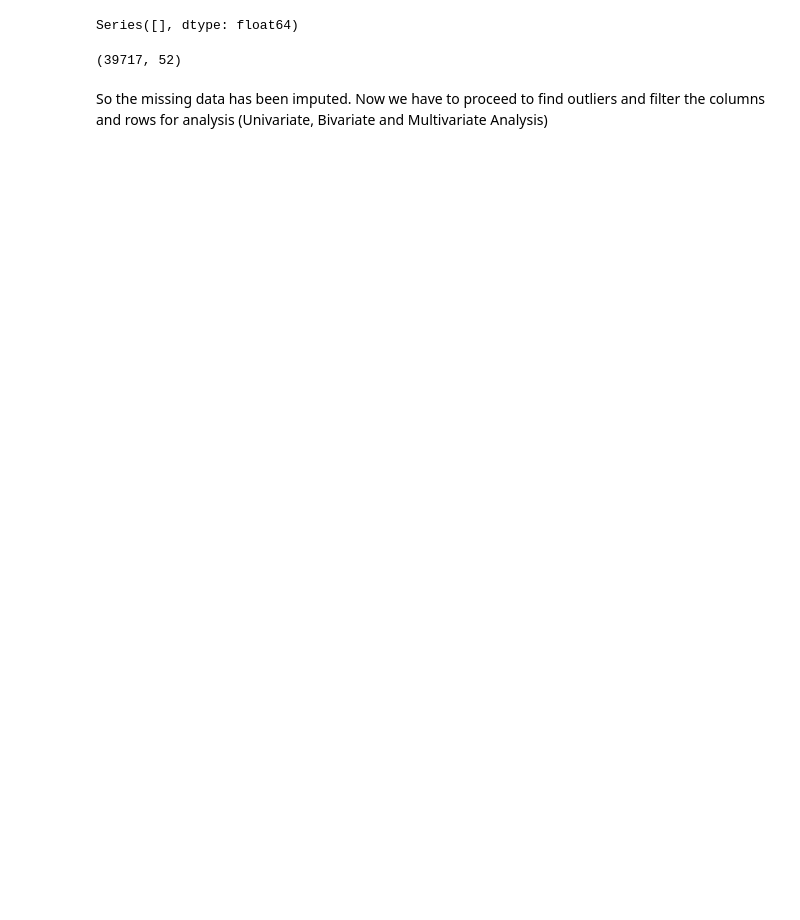
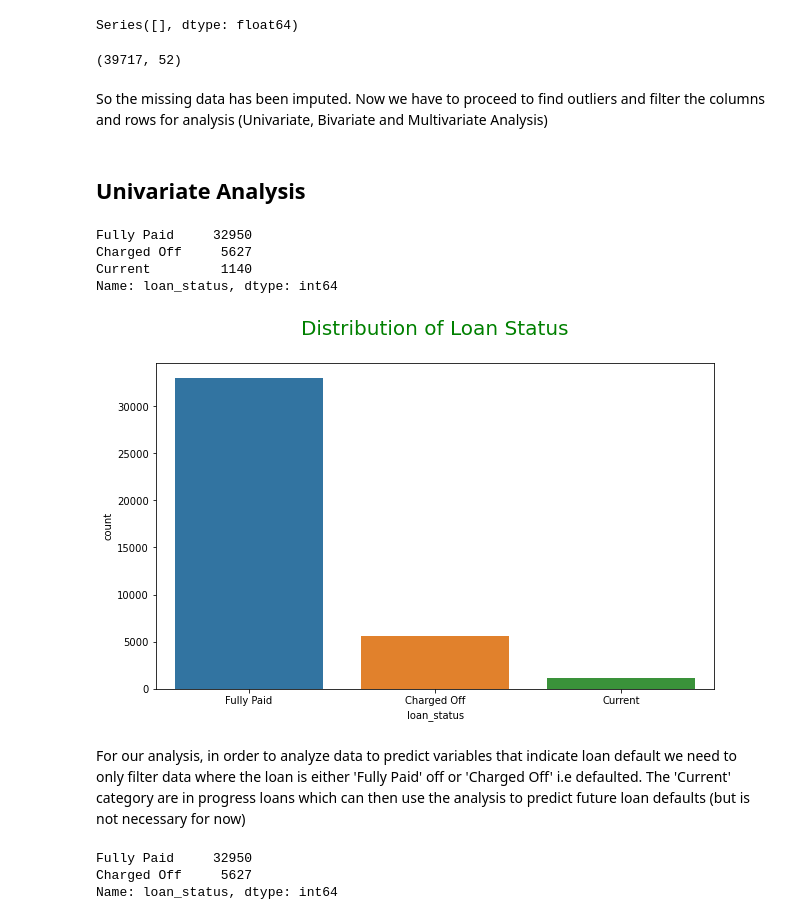
Before and after one commit to abym-droid/upgrad-lending-club-case-study, a Jupyter notebook: Abhishek_Mukherjee.ipynb, the cells around one changed output. Saved outputs shown, nothing was run; the diff lists cells and outputs as text; code cells hidden in the pictures; blank space fills up the shorter version.

Commit message:
Added more data analysis, univariate analysis and some initial visualizations

```diff
--- a/Abhishek_Mukherjee.ipynb
+++ b/Abhishek_Mukherjee.ipynb
@@ -332,3 +337,22 @@ loan_df_clean.shape
 (39717, 52)
 # %% [markdown]
 So the missing data has been imputed. Now we have to proceed to find outliers and filter the columns and rows for analysis (Univariate, Bivariate and Multivariate Analysis)
+# %% [markdown]
+## Univariate Analysis
+# %%
+#Lets look at loan_status column
+loan_df_clean['loan_status'].value_counts()
+# %% [output]
+Fully Paid     32950
+Charged Off     5627
+Current         1140
+Name: loan_status, dtype: int64
+# %%
+plt.figure(figsize=[10,6])
+sns.countplot(data=loan_df_clean, x='loan_status')
+plt.title("Distribution of Loan Status\n", fontdict={'fontsize': 20, 'fontweight' : 5, 'color' : 'Green'})
+plt.show()
+# %% [output]
+[figure, added]
+# %% [markdown]
+For our analysis, in order to analyze data to predict variables that indicate loan default we need to only filter data where the loan is either 'Fully Paid' off or 'Charged Off' i.e defaulted. The 'Current' category are in progress loans which can then use the analysis to predict future loan defaults (but is not necessary for now)
@@ -334,0 +362,6 @@ So the missing data has been imputed. Now we have to proceed to find outliers an
+# %%
+loan_df_filtered['loan_status'].value_counts()
+# %% [output]
+Fully Paid     32950
+Charged Off     5627
+Name: loan_status, dtype: int64
```
Also changed, not shown: parts of 12 cells of this notebook.
